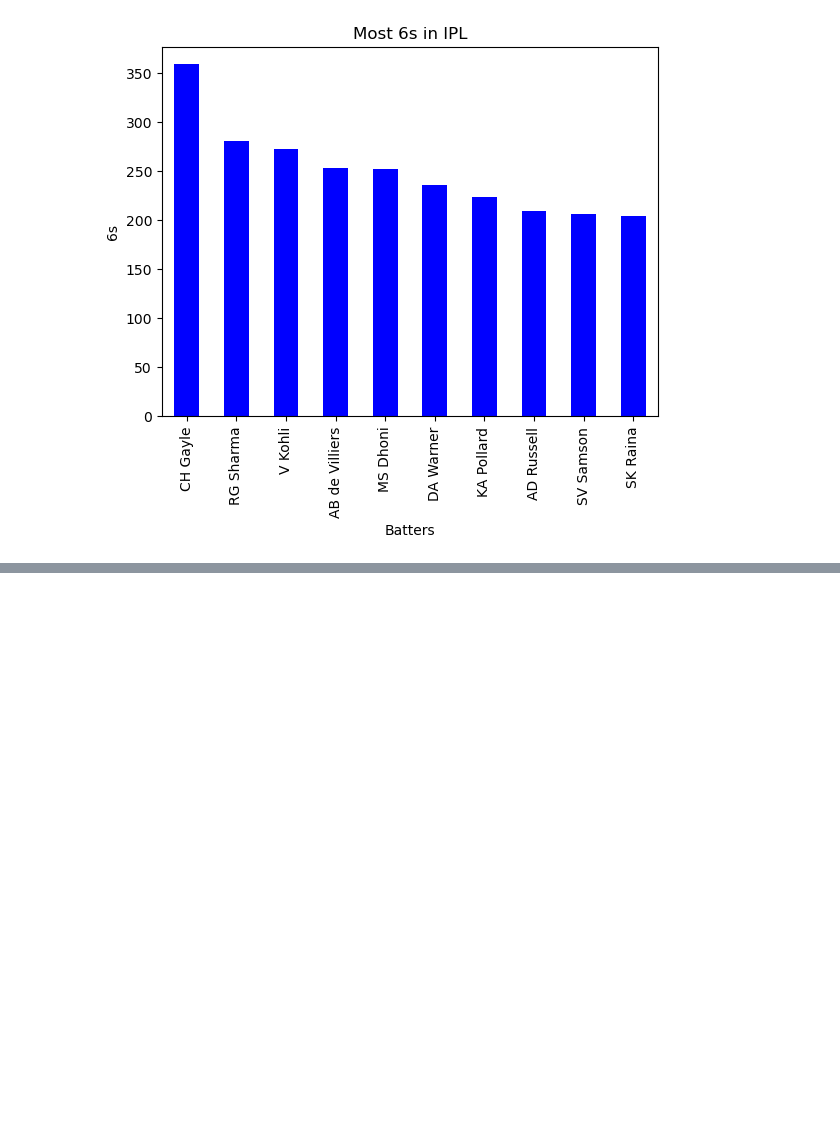
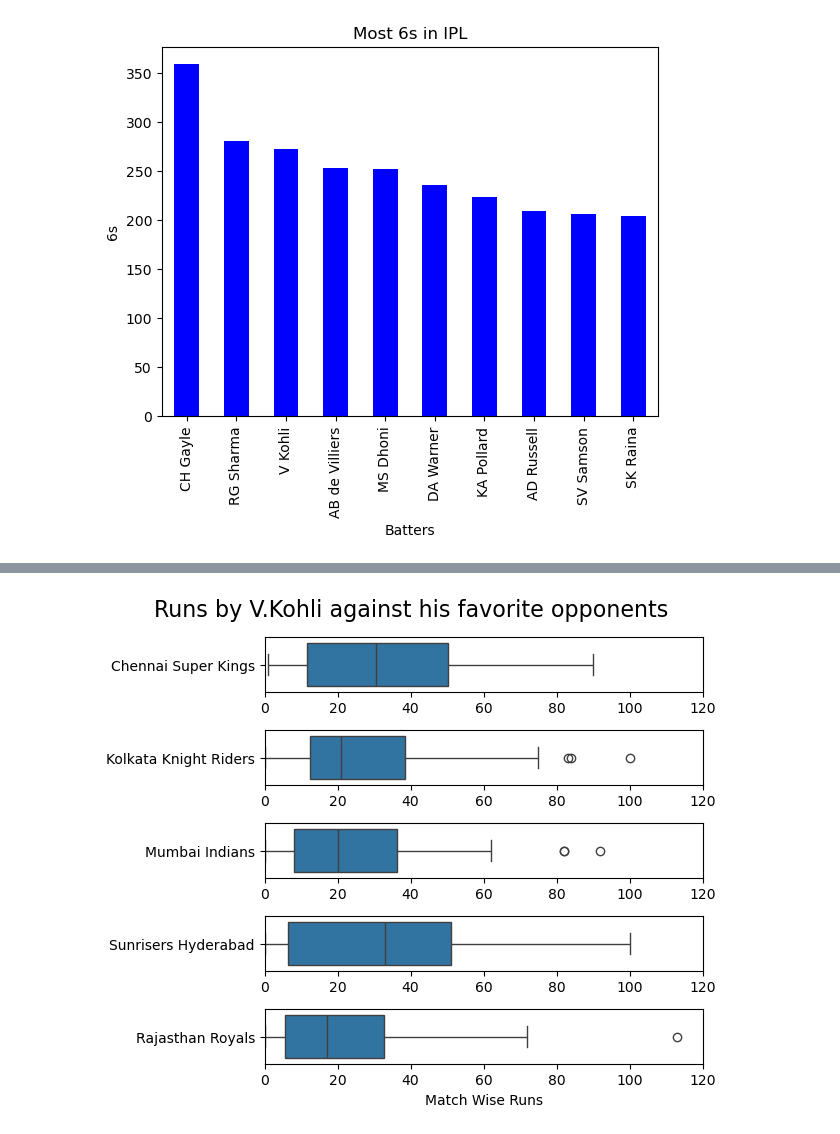
Before and after one commit to Prashant0594/python_data_projects, a Jupyter notebook: project_IPL_analysis/best_batsman.ipynb, the cells around one changed output, grey strips where cells are left out. Cells and saved outputs as stored; diff of their text form; code cells hidden in the pictures; blank space fills up the shorter version.

```diff
--- a/project_IPL_analysis/best_batsman.ipynb
+++ b/project_IPL_analysis/best_batsman.ipynb
@@ -332,0 +335,3 @@ plt.show()
+# %%
+vk_runs=df[df['batter']=='V Kohli'].groupby('bowling_team')['batsman_runs'].sum().sort_values(ascending=False).head(5)
+vk_runs
@@ -332,0 +353,5 @@ plt.show()
+# %%
+#runs against all teams match wise by V.Kohli
+vk_matchwise = df[df['batter']=='V Kohli'].groupby(['match_id','bowling_team']).agg({'batsman_runs':'sum'})
+vk_matchwise=vk_matchwise.reset_index()
+vk_matchwise
@@ -332,0 +372,3 @@ plt.show()
+# %%
+vk_top5_matchwise = vk_matchwise[vk_matchwise['bowling_team'].isin(vk_runs.index)]
+vk_top5_matchwise
@@ -332,0 +389,19 @@ plt.show()
+# %%
+#boxplot against all 5 teams against which he scored most runs
+
+fig,ax = plt.subplots(5,1)
+
+for i in range(5):
+    team_data=vk_top5_matchwise[vk_top5_matchwise['bowling_team']==vk_runs.index[i]]
+    sns.boxplot(data=team_data,x='batsman_runs',y='bowling_team',ax=ax[i])
+    ax[i].set(xlabel=None,ylabel=None)
+
+for a in ax:
+    a.set_xlim(0, 120)
+
+plt.tight_layout()
+plt.xlabel('Match Wise Runs')
+plt.suptitle('Runs by V.Kohli against his favorite opponents',y=1.05,fontsize=16)
+plt.show()
+# %% [output]
+[figure, added]
```
Also changed, not shown: parts of 5 cells of this notebook.
